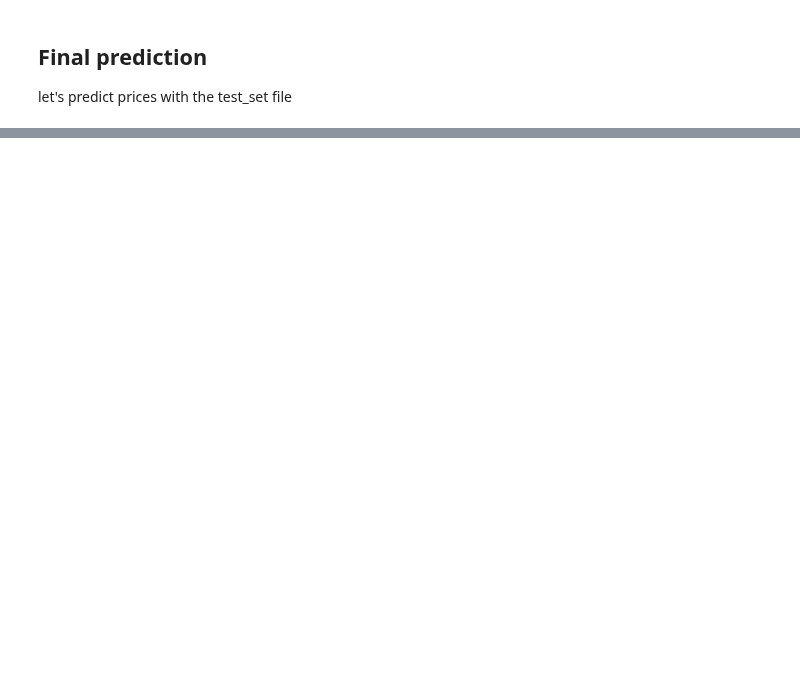
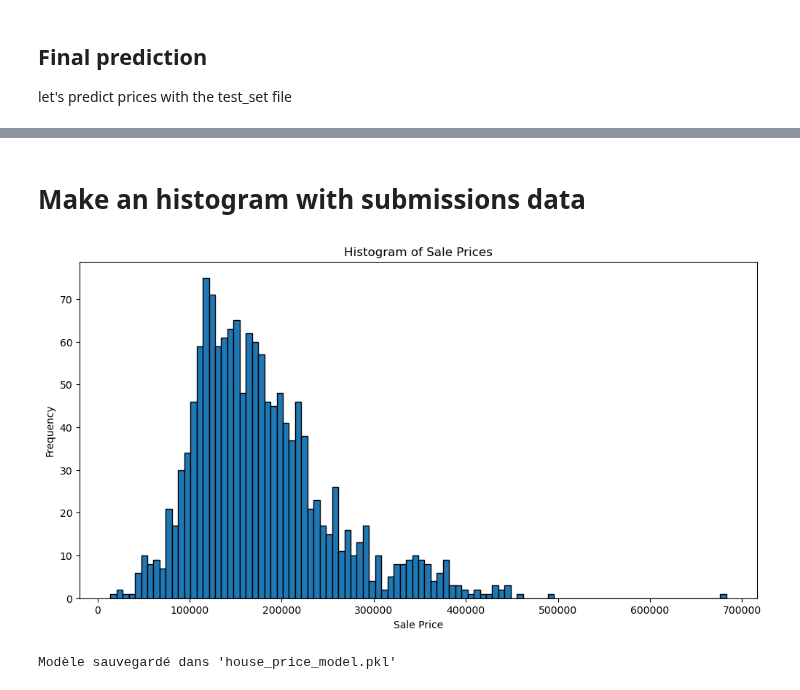
Before and after one commit to superMass14/immoSense, a Jupyter notebook: notebook/main.ipynb, the cells around one changed output, grey strips where cells are left out. Drawn from its saved outputs; the diff is of its cells as text; code cells hidden in the pictures; blank space fills up the shorter version.

```diff
--- a/notebook/main.ipynb
+++ b/notebook/main.ipynb
@@ -248,0 +346,43 @@ print("Submission file generated successfully !")
+# %% [markdown]
+# Make an histogram with submissions data
+# %%
+import matplotlib.pyplot as plt
+import pandas as pd
+
+# Readin the submission file
+df = pd.read_csv("../data/submission.csv")
+
+# Plotting the histogram
+# plt.hist(df["SalePrice"], bins=50)
+# plt.title("Sale Price Distribution")
+# plt.xlabel("Sale Price")
+# plt.ylabel("Frequency")
+# plt.show()
+
+# Create the histogram
+plt.figure(figsize=(12, 6))
+plt.hist(df['SalePrice'], bins=100, edgecolor='black')
+
+# Add title and labels
+plt.title('Histogram of Sale Prices')
+plt.xlabel('Sale Price')
+plt.ylabel('Frequency')
+
+# Show the plot
+plt.show()
+# %% [output]
+[figure, added]
+# %%
+import pickle
+
+# Supposons que tu choisis le modèle ayant le meilleur score, par exemple, LinearRegression
+best_model = models["Linear_regression"]
+best_model.fit(x_train, y_train)
+
+# Sauvegarde du modèle dans un fichier .pkl
+with open("immoSense.pkl", "wb") as file:
+    pickle.dump(best_model, file)
+
+print("Modèle sauvegardé dans 'house_price_model.pkl'")
+# %% [output]
+Modèle sauvegardé dans 'house_price_model.pkl'
```
Also changed, not shown: parts of 14 cells of this notebook, 8 other files.
